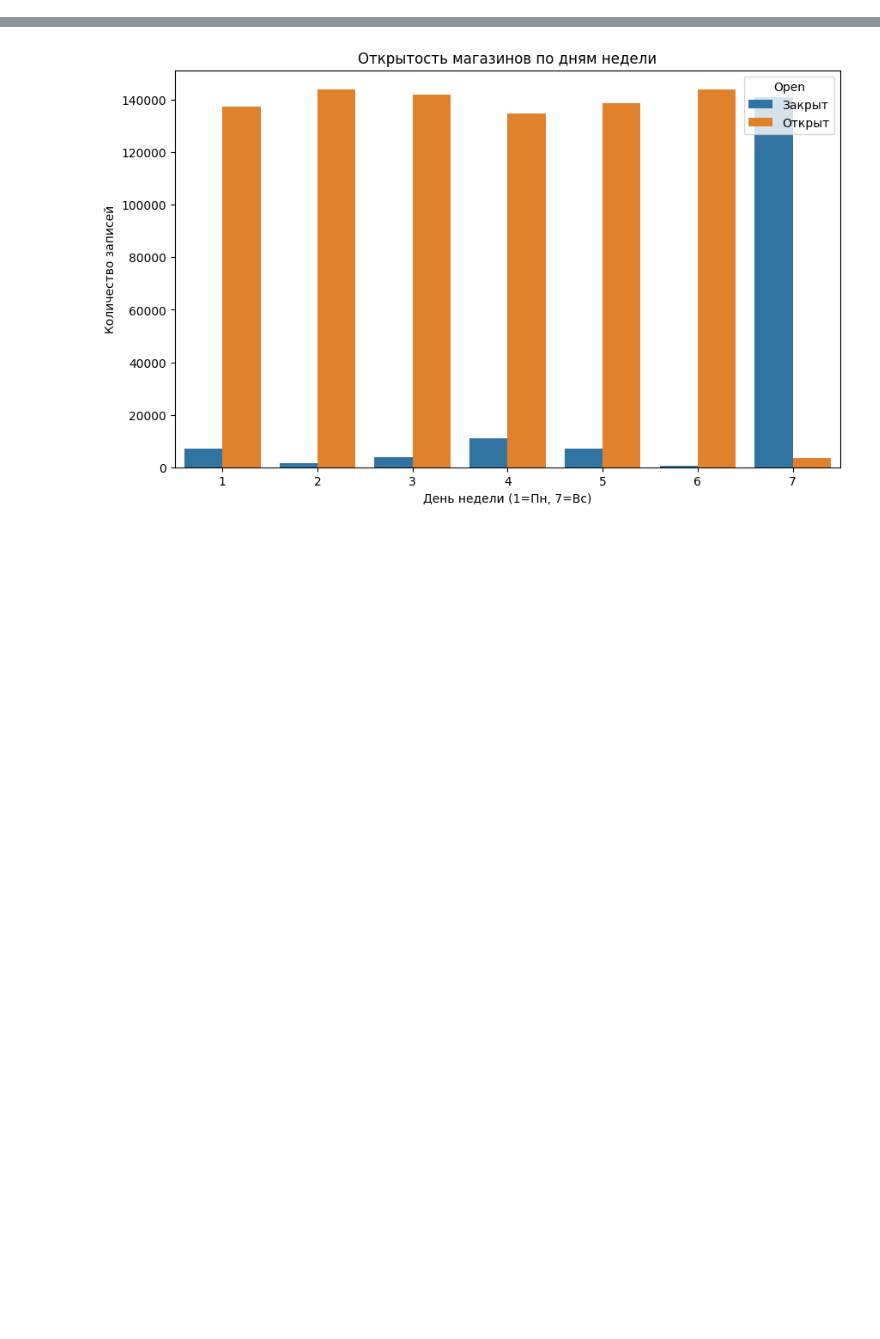
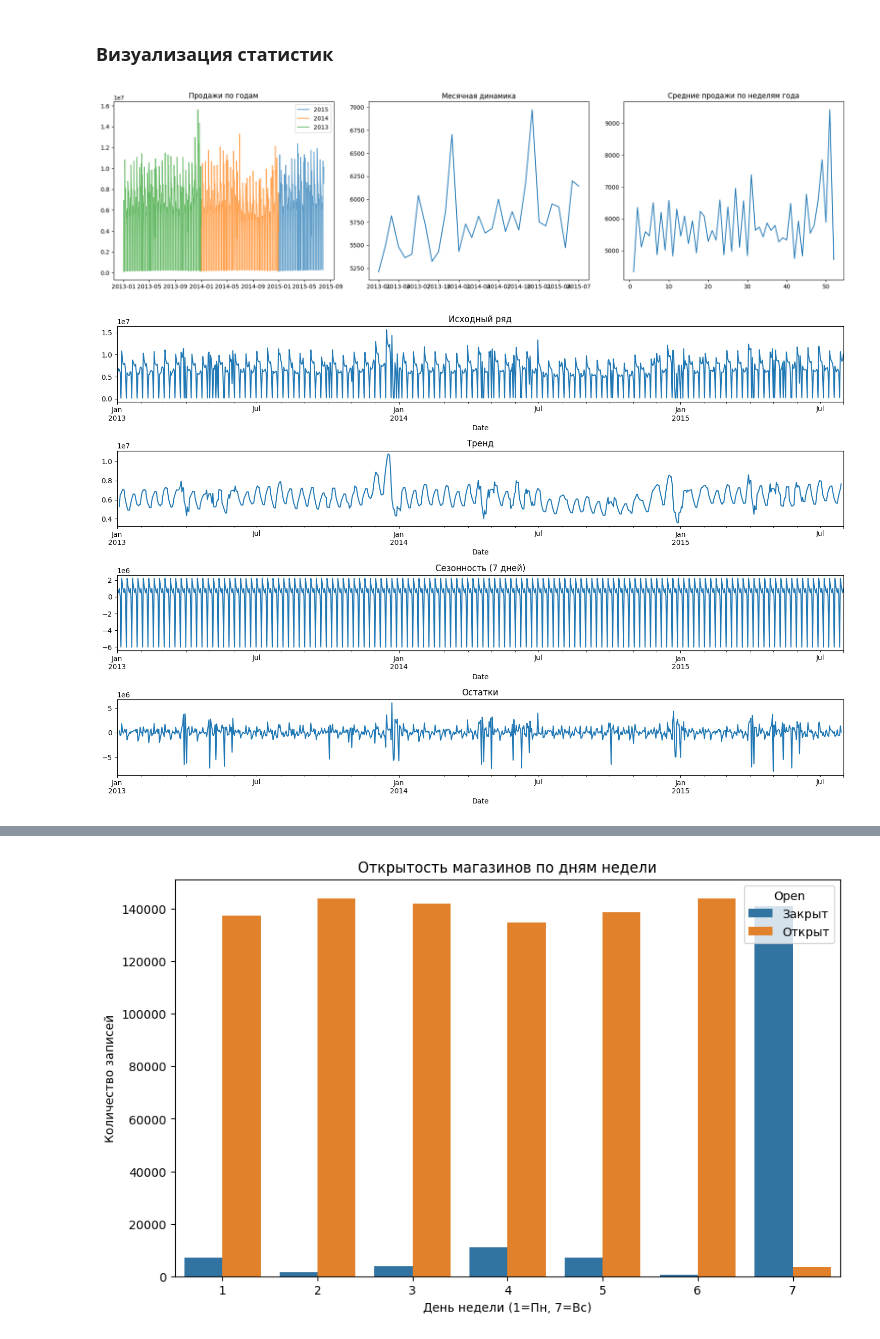
Before and after one commit to WpythonW/AutoML-rossmann, a Jupyter notebook: eda.ipynb, the cells around one changed output, grey strips where cells are left out. Drawn from its saved outputs; the diff is of its cells as text; code cells hidden in the pictures; blank space fills up the shorter version.

```diff
--- a/eda.ipynb
+++ b/eda.ipynb
@@ -183,0 +181,42 @@ dtype: int64
+# %% [markdown]
+### Визуализация статистик
+# %%
+# разложение по годам
+fig, axes = plt.subplots(1, 3, figsize=(18, 5))
+
+for year in train_merged['Year'].unique():
+    yearly = train_merged[train_merged['Year'] == year].groupby('Date')['Sales'].sum()
+    axes[0].plot(yearly.index, yearly.values, label=f'{year}', alpha=0.7)
+axes[0].set_title('Продажи по годам')
+axes[0].legend()
+
+# сезонность. Средние по месяцам во времени
+monthly = train_merged.groupby(['Year', 'Month'])['Sales'].mean().reset_index()
+monthly['YearMonth'] = pd.to_datetime(monthly[['Year', 'Month']].assign(Day=1))
+axes[1].plot(monthly['YearMonth'], monthly['Sales'])
+axes[1].set_title('Месячная динамика')
+
+# недельная сезонность во времени
+weekly = train_merged.groupby('WeekOfYear')['Sales'].mean()
+axes[2].plot(weekly.index, weekly.values)
+axes[2].set_title('Средние продажи по неделям года')
+
+plt.tight_layout()
+plt.show()
+
+# тренд + сезонность
+from statsmodels.tsa.seasonal import seasonal_decompose
+
+daily_sales = train_merged.groupby('Date')['Sales'].sum()
+decomposition = seasonal_decompose(daily_sales, model='additive', period=7)
+
+fig, axes = plt.subplots(4, 1, figsize=(15, 10))
+decomposition.observed.plot(ax=axes[0], title='Исходный ряд')
+decomposition.trend.plot(ax=axes[1], title='Тренд')
+decomposition.seasonal.plot(ax=axes[2], title='Сезонность (7 дней)')
+decomposition.resid.plot(ax=axes[3], title='Остатки')
+plt.tight_layout()
+plt.show()
+# %% [output]
+[figure, added]
+[figure, added]
```
Also changed, not shown: parts of 67 cells of this notebook, 2 other files.
